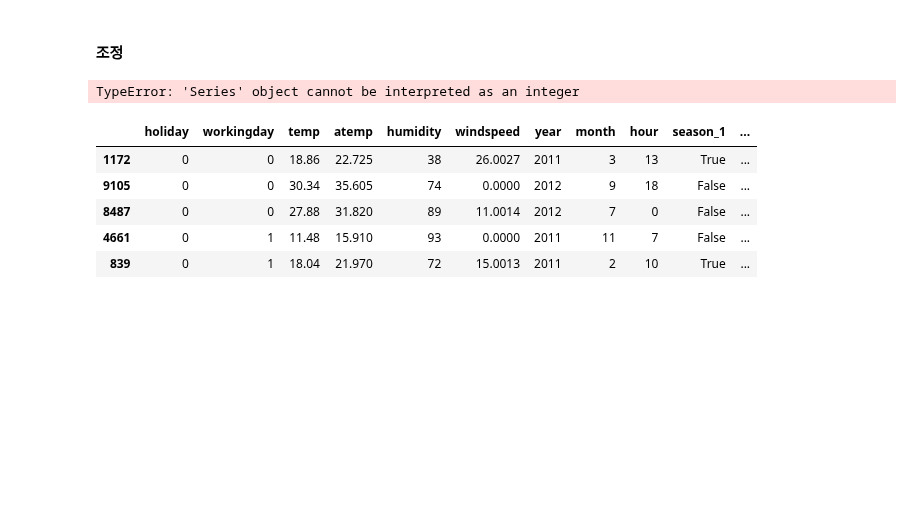
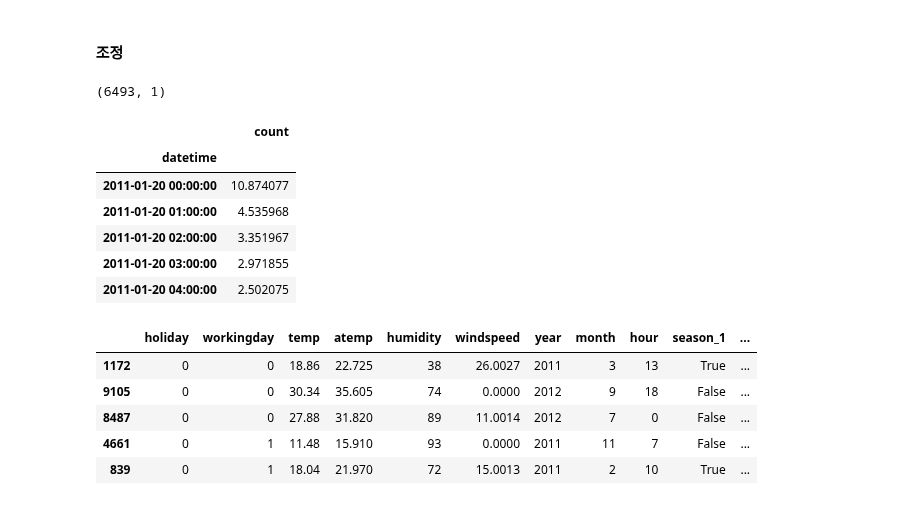
Before and after one commit to todagi/DataScience_with_Kaggle, a Jupyter notebook: Bike Sharing Demand/Bike Sharing Demand 03 - Machine Learning with scikit-learn.ipynb, the cells around one changed output. Drawn from its saved outputs; the diff is of its cells as text; code cells hidden in the pictures; blank space fills up the shorter version.

```diff
--- a/Bike Sharing Demand/Bike Sharing Demand 03 - Machine Learning with scikit-learn.ipynb
+++ b/Bike Sharing Demand/Bike Sharing Demand 03 - Machine Learning with scikit-learn.ipynb
@@ -1011,21 +1012,25 @@ params = {'colsample_bytree' : 0.7,
           'nthread' : -1
           }
 # %%
-xgb_model = xgb.XGBRegressor(colsample_bytree = 1, gamma = 0, max_depth = 3,
-                             learning_rate = 0.1, n_estimators = 100, seed = 0,
-                             nthread = -1)
+xgb_model = xgb.XGBRegressor(colsample_bytree = 1, gamma = 5, max_depth = 13,
+                             learning_rate = 0.1, n_estimators = 500, seed = 0,
+                             nthread = 6)
 
 xgb_model.fit(x_train, y_train)
 predictions = xgb_model.predict(x_test)
 predictions = np.expm1(predictions)
 submission = pd.read_csv("./bike/sampleSubmission.csv", index_col = "datetime")
 submission['count'] = predictions
 
-submission.to_csv("xgb_model.csv")
+submission.to_csv("xgb_model27.csv")
 print(submission.shape)
 submission.head()
+# %% [output]
+(6493, 1)
+|  | count |
+| datetime |  |
+| 2011-01-20 00:00:00 | 10.874077 |
+| 2011-01-20 01:00:00 | 4.535968 |
+| 2011-01-20 02:00:00 | 3.351967 |
+| 2011-01-20 03:00:00 | 2.971855 |
+| 2011-01-20 04:00:00 | 2.502075 |
-# %%
-xgb_model = xgb.XGBRegressor(params, x_train, y_train)
-xgb_model.fit(x_train, y_train)
-# %% [output]
-TypeError: 'Series' object cannot be interpreted as an integer
```
Also changed, not shown: parts of 1 cell of this notebook.
